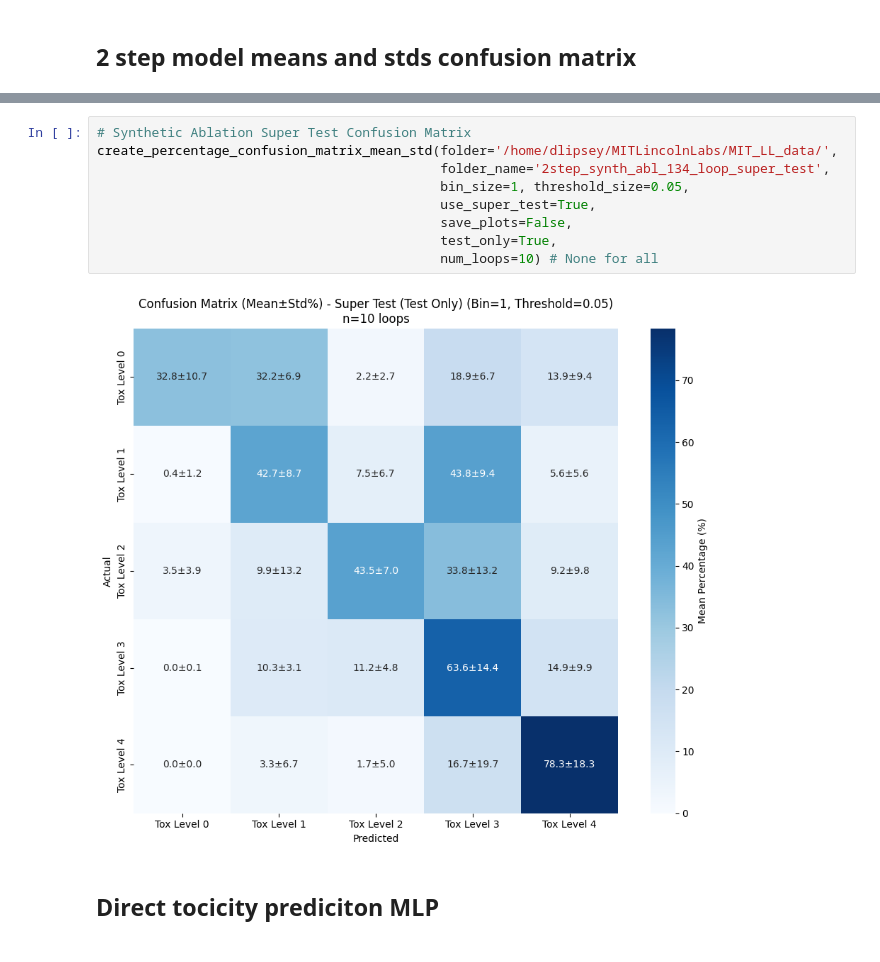
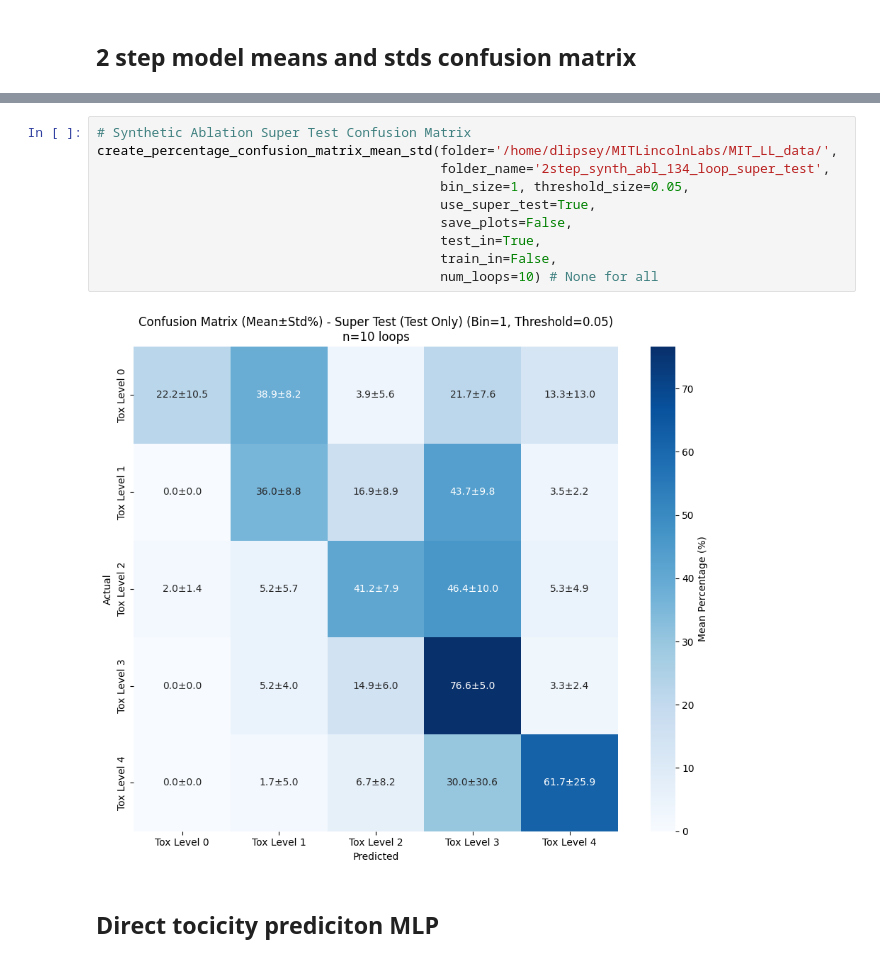
Before and after one commit to DashLLipsey/PREDICT-MIT-LL, a Jupyter notebook: Notebooks/2_step_model_confusion_and_heatmaps.ipynb, the cells around one changed output, grey strips where cells are left out. Saved outputs shown, nothing was run; the diff lists cells and outputs as text.

```diff
--- a/Notebooks/2_step_model_confusion_and_heatmaps.ipynb
+++ b/Notebooks/2_step_model_confusion_and_heatmaps.ipynb
@@ -2112,14 +2383,15 @@ create_percentage_confusion_matrix_mean_std(folder='/home/dlipsey/MITLincolnLabs
 # %%
 # Synthetic Ablation Super Test Confusion Matrix
 create_percentage_confusion_matrix_mean_std(folder='/home/dlipsey/MITLincolnLabs/MIT_LL_data/',
                                             folder_name='2step_synth_abl_134_loop_super_test',
                                             bin_size=1, threshold_size=0.05,
                                             use_super_test=True,
                                             save_plots=False,
-                                            test_only=True,
+                                            test_in=True,
+                                            train_in=False,
                                             num_loops=10) # None for all
 # %% [output]
-[figure, old version]
+[figure, new version]
 # %% [markdown]
 ## Direct tocicity prediciton MLP
 # %%
```
Also changed, not shown: parts of 14 cells of this notebook, 6 other files.
